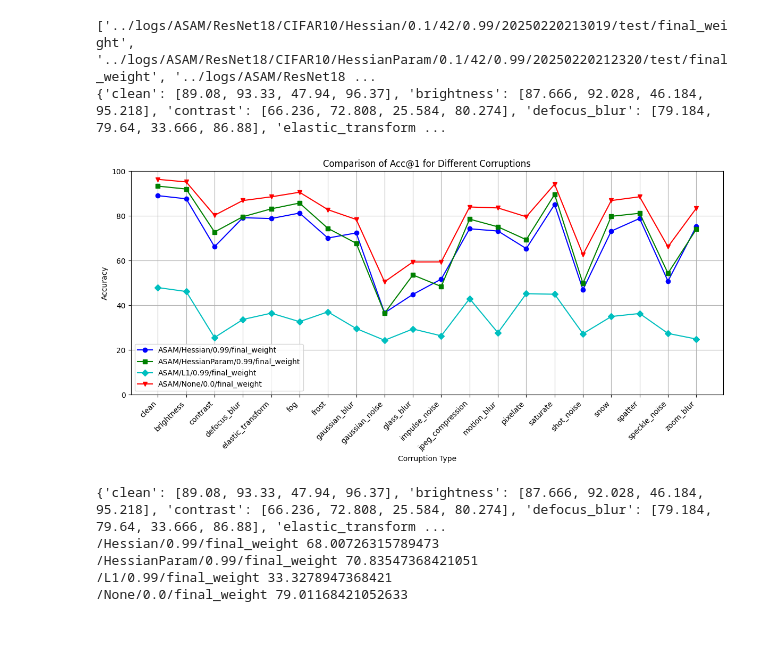
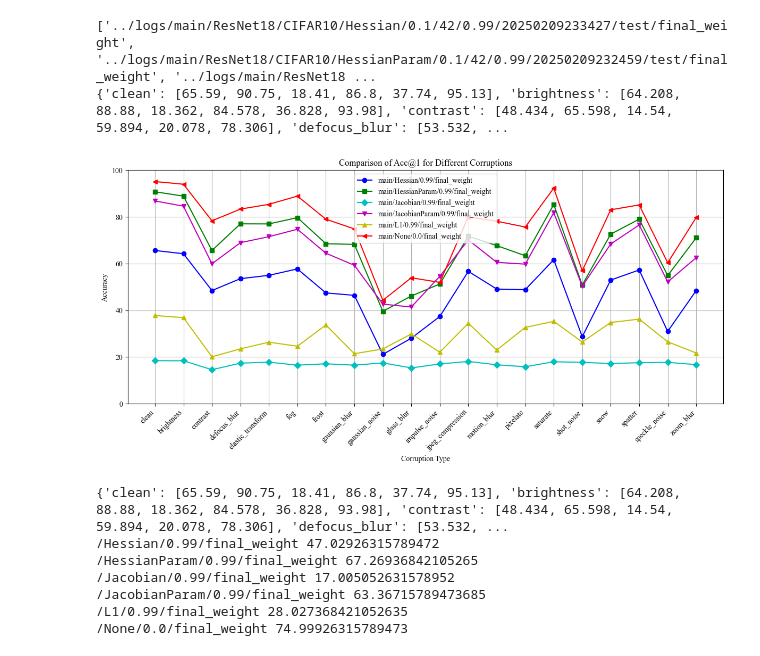
Before and after one commit to ia-gu/pruning_test, a Jupyter notebook: notebook/show_result.ipynb, the cells around one changed output. Drawn from its saved outputs; the diff is of its cells as text; code cells hidden in the pictures.

```diff
--- a/notebook/show_result.ipynb
+++ b/notebook/show_result.ipynb
@@ -1,51 +1,56 @@
 # %%
 import matplotlib.pyplot as plt
+import matplotlib.font_manager as fm
 import os
 import glob
+font_path = '/home/ueno/fonts/times.ttf'
+fm.fontManager.addfont(font_path)
+plt.rcParams['font.family'] = 'Times New Roman'
+
 Acc1_dict = {'clean': [], 'brightness': [], 'contrast': [], 'defocus_blur': [], 'elastic_transform': [], 'fog': [], 'frost': [], 'gaussian_blur': [], 'gaussian_noise': [], 'glass_blur': [],
              'impulse_noise': [], 'jpeg_compression': [], 'motion_blur': [], 'pixelate': [], 'saturate': [], 'shot_noise': [], 'snow': [], 'spatter': [], 'speckle_noise': [], 'zoom_blur': []}
 # paths = ['logs/debug/ResNet18/CIFAR10/L1/0.0001/42/0.5/20250109110709/test/100', 'logs/debug/ResNet18/CIFAR10/Hessian/0.0001/42/0.5/20250109131035/test/100', 'logs/debug/ResNet18/CIFAR10/None/0.0001/42/0.5/20250109151522/test/final_weight']
-paths = sorted(glob.glob('../logs/ASAM/ResNet18/CIFAR10/*/0.1/42/0.99/*/test/final_weight'))
-# paths.append('../logs/main/ResNet18/CIFAR10/None/0.1/42/0.0/20250209091815/test/final_weight')
-paths.append('/home/ueno/pruning/test/logs/ASAM/ResNet18/CIFAR10/None/0.1/42/0.0/20250219102225/test/final_weight')
+paths = sorted(glob.glob('../logs/main/ResNet18/CIFAR10/*/0.1/42/0.99/*/test/final_weight'))
+paths.append('../logs/main/ResNet18/CIFAR10/None/0.1/42/0.0/20250209091815/test/final_weight')
+# paths.append('/home/ueno/pruning/test/logs/ASAM/ResNet18/CIFAR10/None/0.1/42/0.0/20250219102225/test/final_weight')
 print(paths)
 for path in paths:
     with open(os.path.join(path, 'total_result.txt')) as f:
         lines = f.readlines()
     # Acc1 = []
     for line in lines:
         line = line.split(' ')
         # Add the accuracy to the corresponding list
         Acc1_dict[line[1].strip('*')].append(float(line[line.index('Acc@1') + 1]))
 Acc1_dict = {k: v for k, v in Acc1_dict.items() if v}
 print(Acc1_dict)
 # Plot Accuracy and save figure
 # xlabel is Acc1_dict key and ylabel is Acc1_dict value
 x_labels = list(Acc1_dict.keys())
 markars = ['o', 's', 'D', 'v', '^', '<', '>']
 colors = ['b', 'g', 'c', 'm', 'y', 'k', 'w']
 plt.figure(figsize=(12, 6))
 for i in range(len(Acc1_dict[list(Acc1_dict.keys())[0]])-1):
     y_values = [Acc1_dict[key][i] for key in x_labels]
     plt.plot(x_labels, y_values, marker=markars[i], label=(paths[i].split('/')[-10]+'/'+paths[i].split('/')[-7]+'/'+paths[i].split('/')[-4]+'/'+paths[i].split('/')[-1]), color=colors[i], linestyle='-')
 y_values = [Acc1_dict[key][i+1] for key in x_labels]
 plt.plot(x_labels, y_values, marker=markars[i+1], label=(paths[i+1].split('/')[-10]+'/'+paths[i+1].split('/')[-7]+'/'+paths[i+1].split('/')[-4]+'/'+paths[i+1].split('/')[-1]), color='r', linestyle='-')
 
-plt.xlabel('Corruption Type')
-plt.ylabel('Accuracy')
-plt.title('Comparison of Acc@1 for Different Corruptions')
-plt.xticks(rotation=45, ha='right')
-plt.legend()
+plt.xlabel('Corruption Type', fontfamily='Times New Roman')
+plt.ylabel('Accuracy', fontfamily='Times New Roman')
+plt.title('Comparison of Acc@1 for Different Corruptions', fontfamily='Times New Roman')
+plt.xticks(rotation=45, ha='right', fontfamily='Times New Roman')
+plt.legend(prop={'family': 'Times New Roman'})
 plt.ylim(0, 100)
 plt.grid()
 plt.tight_layout()
 
 plt.savefig('corruption_comparison.png')
 plt.show()
 # %% [output]
-['../logs/ASAM/ResNet18/CIFAR10/Hessian/0.1/42/0.99/20250220213019/test/final_weight', '../logs/ASAM/ResNet18/CIFAR10/HessianParam/0.1/42/0.99/20250220212320/test/final_weight', '../logs/ASAM/ResNet18 ...
-{'clean': [89.08, 93.33, 47.94, 96.37], 'brightness': [87.666, 92.028, 46.184, 95.218], 'contrast': [66.236, 72.808, 25.584, 80.274], 'defocus_blur': [79.184, 79.64, 33.666, 86.88], 'elastic_transform ...
+['../logs/main/ResNet18/CIFAR10/Hessian/0.1/42/0.99/20250209233427/test/final_weight', '../logs/main/ResNet18/CIFAR10/HessianParam/0.1/42/0.99/20250209232459/test/final_weight', '../logs/main/ResNet18 ...
+{'clean': [65.59, 90.75, 18.41, 86.8, 37.74, 95.13], 'brightness': [64.208, 88.88, 18.362, 84.578, 36.828, 93.98], 'contrast': [48.434, 65.598, 14.54, 59.894, 20.078, 78.306], 'defocus_blur': [53.532, ...
-[figure, old version]
+[figure, new version]
 # %%
 print(Acc1_dict)
 acc_list = [0.0 for _ in range(Acc1_dict['clean'].__len__())]
@@ -59,8 +64,10 @@ acc_list = [acc / 19 for acc in acc_list]
 for i in range(len(Acc1_dict[list(Acc1_dict.keys())[0]])):
     print('/'+paths[i].split('/')[-7]+'/'+paths[i].split('/')[-4]+'/'+paths[i].split('/')[-1], acc_list[i])
 # %% [output]
-{'clean': [89.08, 93.33, 47.94, 96.37], 'brightness': [87.666, 92.028, 46.184, 95.218], 'contrast': [66.236, 72.808, 25.584, 80.274], 'defocus_blur': [79.184, 79.64, 33.666, 86.88], 'elastic_transform ...
-/Hessian/0.99/final_weight 68.00726315789473
-/HessianParam/0.99/final_weight 70.83547368421051
-/L1/0.99/final_weight 33.3278947368421
-/None/0.0/final_weight 79.01168421052633
+{'clean': [65.59, 90.75, 18.41, 86.8, 37.74, 95.13], 'brightness': [64.208, 88.88, 18.362, 84.578, 36.828, 93.98], 'contrast': [48.434, 65.598, 14.54, 59.894, 20.078, 78.306], 'defocus_blur': [53.532, ...
+/Hessian/0.99/final_weight 47.02926315789472
+/HessianParam/0.99/final_weight 67.26936842105265
+/Jacobian/0.99/final_weight 17.005052631578952
+/JacobianParam/0.99/final_weight 63.36715789473685
+/L1/0.99/final_weight 28.027368421052635
+/None/0.0/final_weight 74.99926315789473
```
Also changed, not shown: parts of 2 cells of this notebook, 16 other files.
